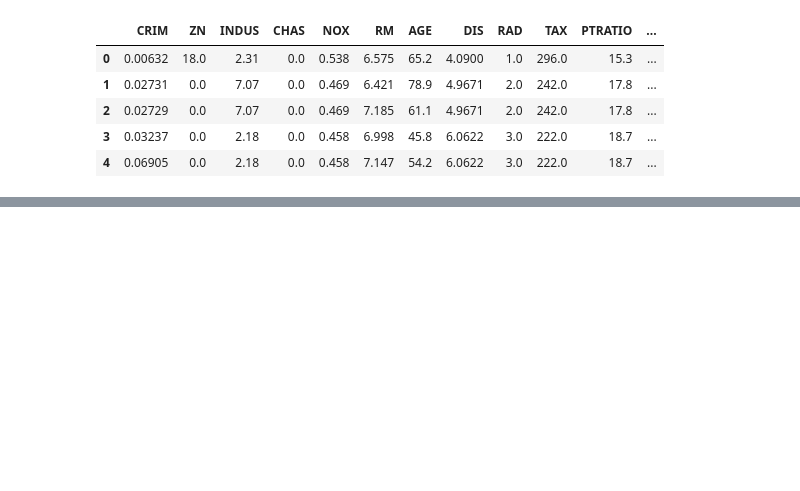
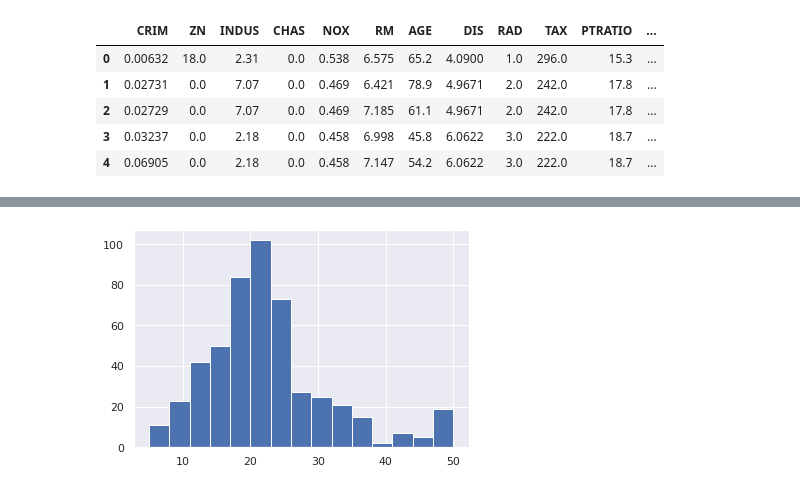
Before and after one commit to arfaz26/Boston-Housing, a Jupyter notebook: boston_housing.ipynb, the cells around one changed output, grey strips where cells are left out. Cells and saved outputs as stored; diff of their text form; code cells hidden in the pictures; blank space fills up the shorter version.

```diff
--- a/boston_housing.ipynb
+++ b/boston_housing.ipynb
@@ -21,0 +59,2 @@ boston_df.head(5)
+# %%
+boston_df['MEDV'] = boston_dataset.target
@@ -21,0 +79,5 @@ boston_df.head(5)
+# %%
+plt.hist(boston_df['MEDV'],bins=15)
+plt.show()
+# %% [output]
+[figure, added]
```
Also changed, not shown: parts of 14 cells of this notebook.
